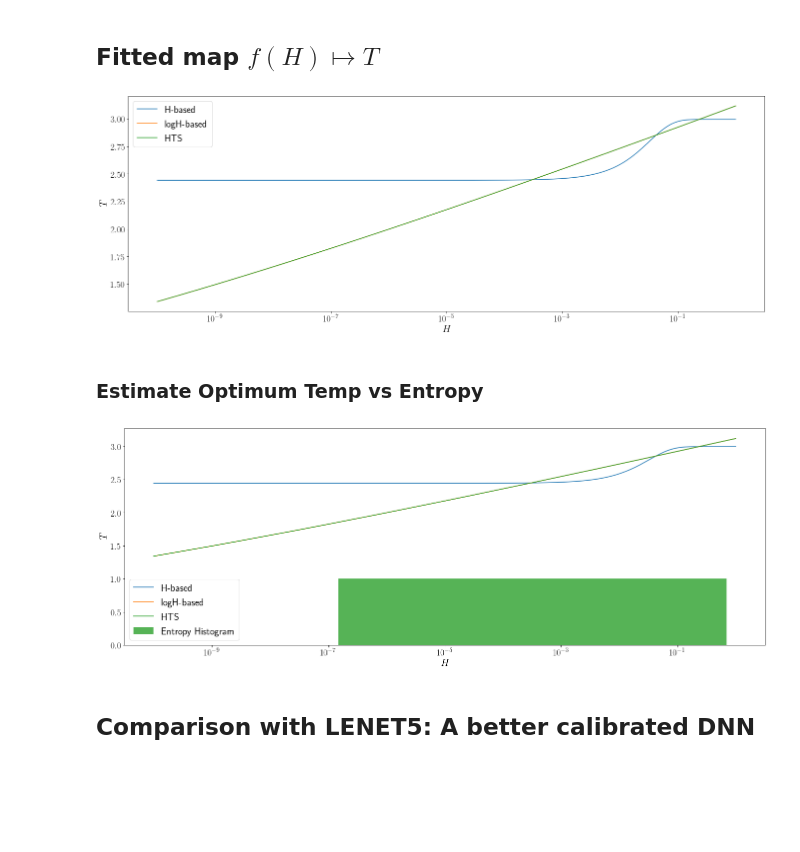
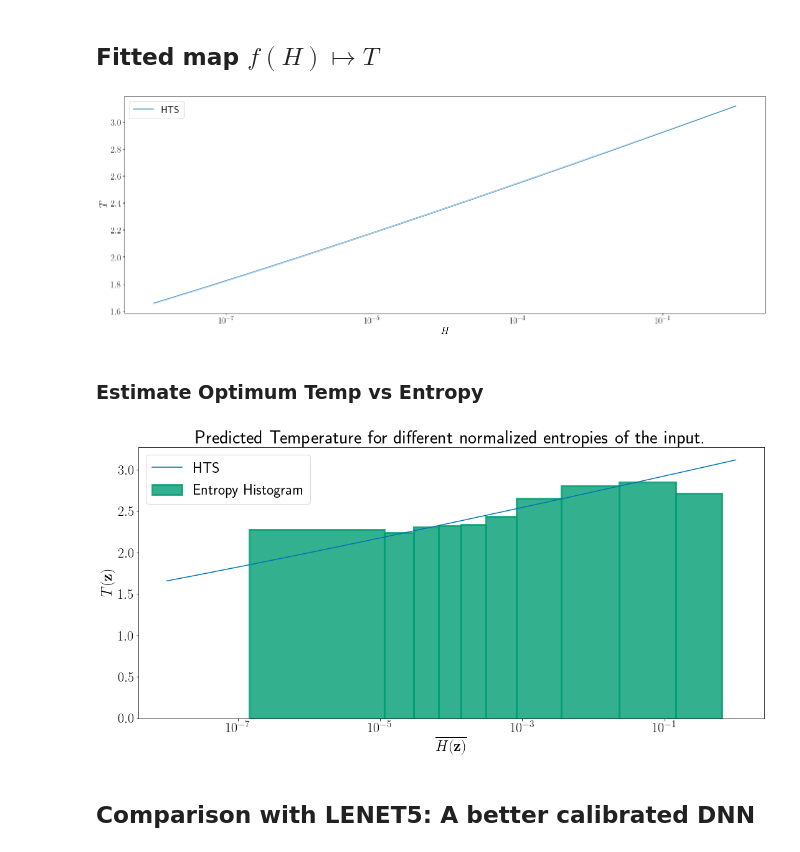
Before and after one commit to SergioAlvarezB/adaptive-tempscaling, a Jupyter notebook: code/notebooks/analysis_entropy_temperature.ipynb, the cells around one changed output. Drawn from its saved outputs; the diff is of its cells as text; code cells hidden in the pictures; blank space fills up the shorter version.

```diff
--- a/code/notebooks/analysis_entropy_temperature.ipynb
+++ b/code/notebooks/analysis_entropy_temperature.ipynb
@@ -147,4 +128,4 @@ Entropy Histogram TS                 86.13%         0.91%        22.35%    2.022
 minH = 0
 maxH = 1
 
-x_axis = np.geomspace(minH+1e-10, maxH, 250)
+x_axis = np.geomspace(minH+1e-8, maxH, 250)
@@ -167,8 +138,6 @@ def HTS2T(h):
 # %%
 fig, ax = plt.subplots(figsize=(23, 8))
 
-ax.plot(x_axis, HtoT(x_axis), label='H-based')
-ax.plot(x_axis, logHtoT(x_axis), label='logH-based')
 ax.plot(x_axis, HTS2T(x_axis), label='HTS')
 ax.set_xlabel('$H$', fontsize=20)
 ax.set_ylabel('$T$', fontsize=20)
@@ -179,41 +148,42 @@ ax.legend(fontsize=20)
 
 plt.plot();
 # %% [output]
-[figure, old version]
+[figure, new version]
 # %% [markdown]
 ### Estimate Optimum Temp vs Entropy
 # %%
 # Binarize Data
-M = 15
-ixs, lims = binByEntropy(Z_val, M=M, mode='same')
+M = 10
+ixs, lims = binByEntropy(Z_test, M=M, mode='same')
+Ts
 
 ## Compute optimum entropy per bin
 Ts = np.ones(M)
 for i, ix in enumerate(ixs):
     if any(ix):
         try:
-            ts_aux = TS()
-            ts_aux.fit(Z_val[ix], y_val[ix], v=True);
+            ts_aux = TS(dim)
+            ts_aux.fit(Z_test[ix], y_test[ix], v=False);
             Ts[i] = ts_aux.t
         except Exception as e:
+            print(e)
             continue
 # %%
-fig, ax = plt.subplots(figsize=(23, 8))
+fig, ax = plt.subplots(figsize=(18, 8))
 
-ax.plot(x_axis, HtoT(x_axis), label='H-based')
-ax.plot(x_axis, logHtoT(x_axis), label='logH-based')
-ax.plot(x_axis, HTS2T(x_axis), label='HTS')
-ax.bar(lims[:-1], Ts, width=lims[1:]-lims[:-1], align='edge', color='tab:green', alpha=0.8, label='Entropy Histogram')
-ax.set_xlabel('$H$', fontsize=20)
-ax.set_ylabel('$T$', fontsize=20)
+ax.plot(x_axis, HTS2T(x_axis), c=color_palette_J['dark_blue'], label='HTS')
+ax.bar(lims[:-1], Ts, width=(lims[1:]-lims[:-1]), align='edge', color=color_palette_J['green'], alpha=0.8, edgecolor=color_palette_J['green'], linewidth=3, label='Entropy Histogram')
+ax.set_xlabel('$\overline{H(\mathbf{z})}$', fontsize=24)
+ax.set_ylabel('$T(\mathbf{z})$', fontsize=24)
+ax.set_title('Predicted Temperature for different normalized entropies of the input.', fontsize=30)
 
-ax.tick_params(axis='both', labelsize=18)
+ax.tick_params(axis='both', labelsize=22)
 ax.set_xscale('log')
-ax.legend(fontsize=20)
+ax.legend(fontsize=24)
 
 plt.plot();
 # %% [output]
-[figure, old version]
+[figure, new version]
 # %% [markdown]
 ## Comparison with LENET5: A better calibrated DNN
 # %%
```
Also changed, not shown: parts of 8 cells of this notebook, 10 other files.
